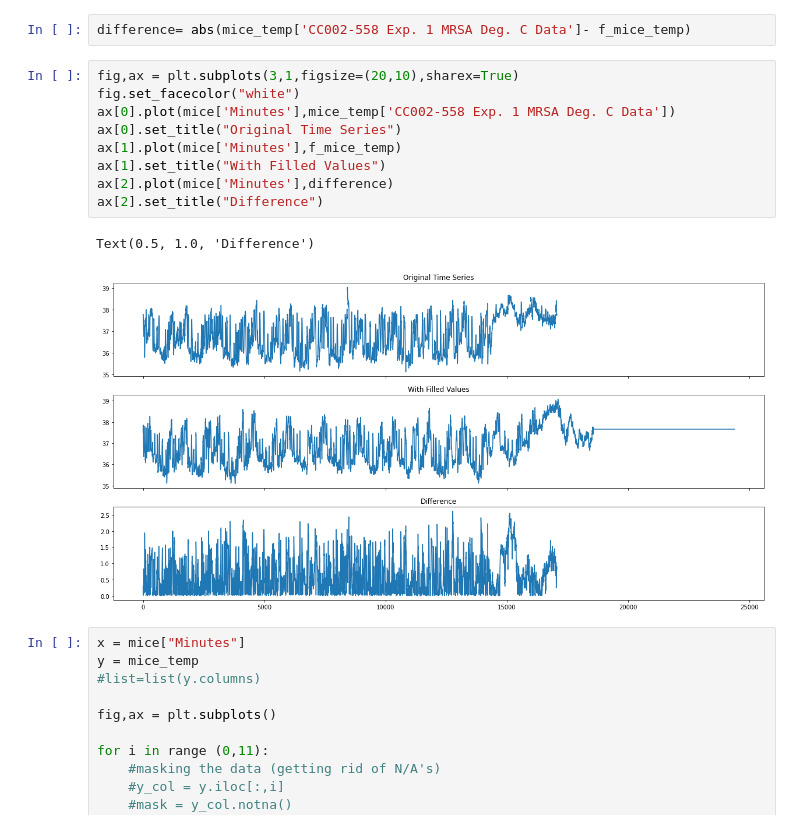
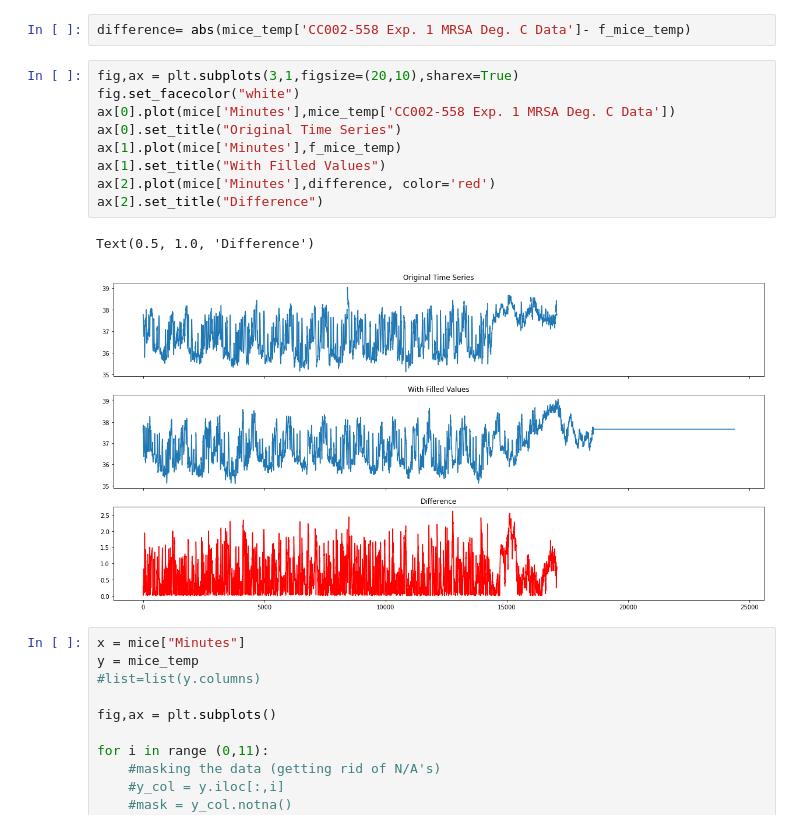
Before and after one commit to sheyaa/caterpillar_mset, a Jupyter notebook: mice_fill_missing_values.ipynb, the cells around one changed output. Saved outputs shown, nothing was run; the diff lists cells and outputs as text.

```diff
--- a/mice_fill_missing_values.ipynb
+++ b/mice_fill_missing_values.ipynb
@@ -161,15 +161,15 @@ difference= abs(mice_temp['CC002-558 Exp. 1 MRSA Deg. C Data']- f_mice_temp)
 # %%
 fig,ax = plt.subplots(3,1,figsize=(20,10),sharex=True)
 fig.set_facecolor("white")
 ax[0].plot(mice['Minutes'],mice_temp['CC002-558 Exp. 1 MRSA Deg. C Data'])
 ax[0].set_title("Original Time Series")
 ax[1].plot(mice['Minutes'],f_mice_temp)
 ax[1].set_title("With Filled Values")
-ax[2].plot(mice['Minutes'],difference)
+ax[2].plot(mice['Minutes'],difference, color='red')
 ax[2].set_title("Difference")
 # %% [output]
 Text(0.5, 1.0, 'Difference')
-[figure, old version]
+[figure, new version]
 # %%
 x = mice["Minutes"]
 y = mice_temp
```
Also changed, not shown: parts of 2 cells of this notebook.
